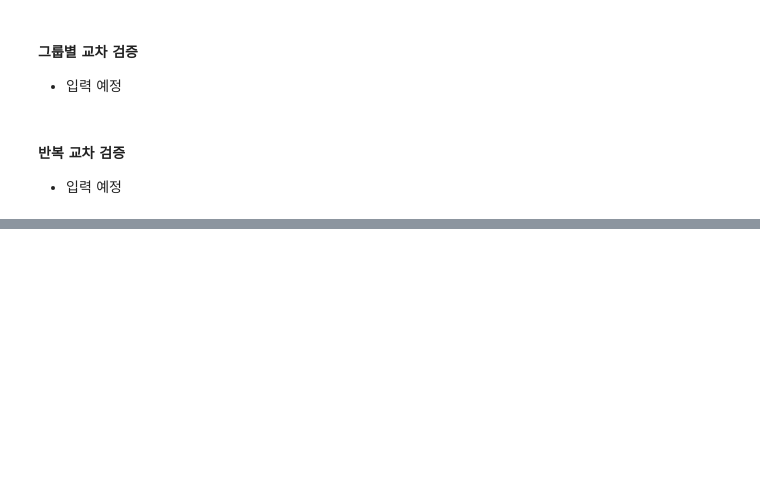
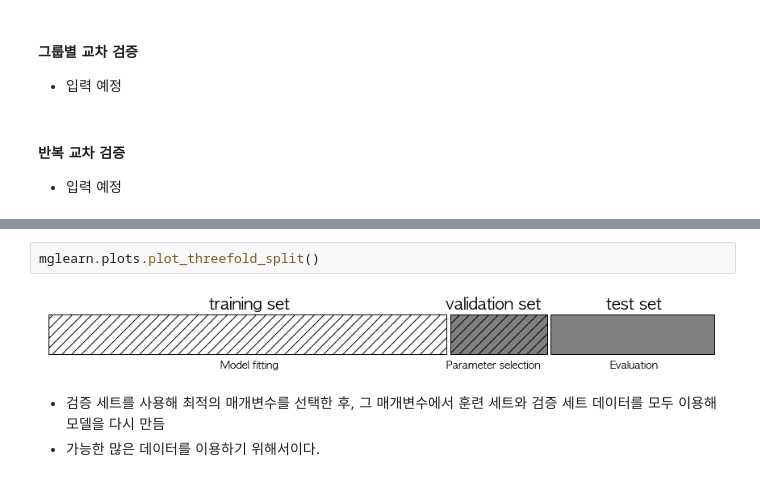
Before and after one commit to timetobye/Machine_learning_study, a Jupyter notebook: introduction_to_machine_learning_with_python/chpater_5_/chapter_5.ipynb, the cells around one changed output, grey strips where cells are left out. Cells and saved outputs as stored; diff of their text form; blank space fills up the shorter version.

```diff
--- a/introduction_to_machine_learning_with_python/chpater_5_/chapter_5.ipynb
+++ b/introduction_to_machine_learning_with_python/chpater_5_/chapter_5.ipynb
@@ -264,0 +314,7 @@ Mean accuracy: 0.97
+# %%
+mglearn.plots.plot_threefold_split()
+# %% [output]
+[figure, added]
+# %% [markdown]
+- 검증 세트를 사용해 최적의 매개변수를 선택한 후, 그 매개변수에서 훈련 세트와 검증 세트 데이터를 모두 이용해 모델을 다시 만듬
+- 가능한 많은 데이터를 이용하기 위해서이다.
```
Also changed, not shown: parts of 47 cells of this notebook.
